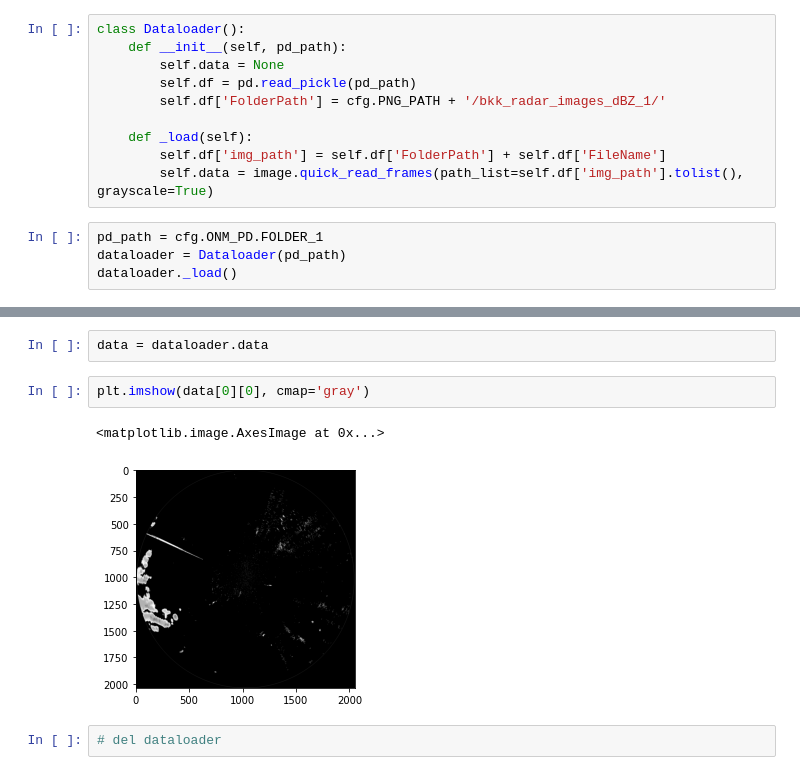
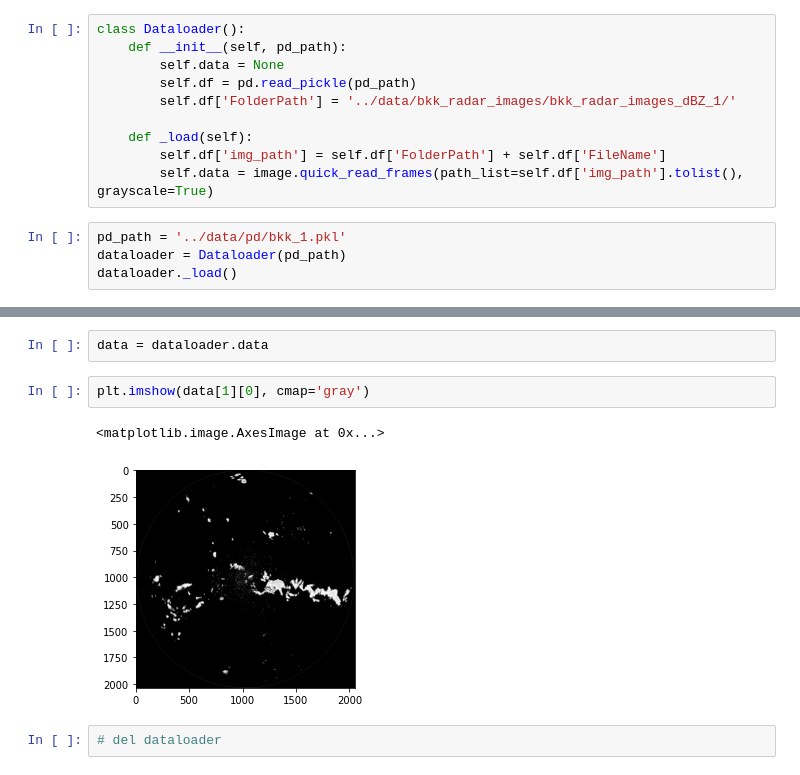
Before and after one commit to One-Night-Miracle/Data-Science-Project-2-2021-2-Nowcasting, a Jupyter notebook: python-notebooks/denoise.ipynb, the cells around one changed output, grey strips where cells are left out. Saved outputs shown, nothing was run; the diff lists cells and outputs as text.

```diff
--- a/python-notebooks/denoise.ipynb
+++ b/python-notebooks/denoise.ipynb
@@ -24,13 +24,13 @@ class Dataloader():
     def __init__(self, pd_path):
         self.data = None
         self.df = pd.read_pickle(pd_path)
-        self.df['FolderPath'] = cfg.PNG_PATH + '/bkk_radar_images_dBZ_1/'
+        self.df['FolderPath'] = '../data/bkk_radar_images/bkk_radar_images_dBZ_1/'
 
     def _load(self):
         self.df['img_path'] = self.df['FolderPath'] + self.df['FileName']
         self.data = image.quick_read_frames(path_list=self.df['img_path'].tolist(), grayscale=True)
 # %%
-pd_path = cfg.ONM_PD.FOLDER_1
+pd_path = '../data/pd/bkk_1.pkl'
 dataloader = Dataloader(pd_path)
 dataloader._load()
 # %%
@@ -46,10 +46,10 @@ dataloader.data[0].max()
 # %%
 data = dataloader.data
 # %%
-plt.imshow(data[0][0], cmap='gray')
+plt.imshow(data[1][0], cmap='gray')
 # %% [output]
 <matplotlib.image.AxesImage at 0x...>
-[figure, old version]
+[figure, new version]
 # %%
 # del dataloader
 # %%
```
Also changed, not shown: parts of 2 cells of this notebook, 2 other files.
